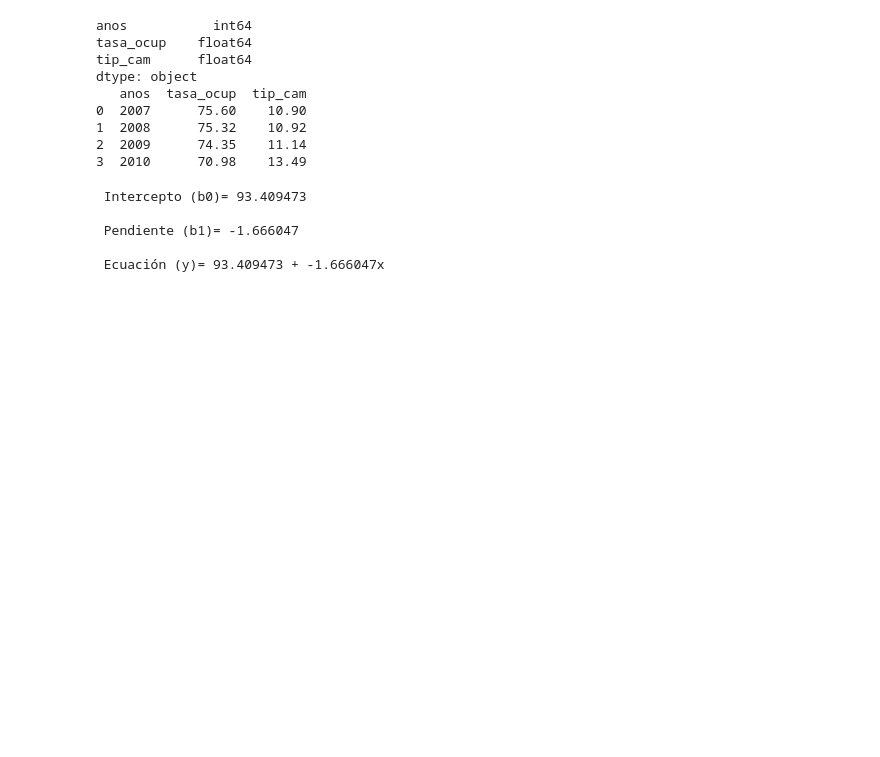
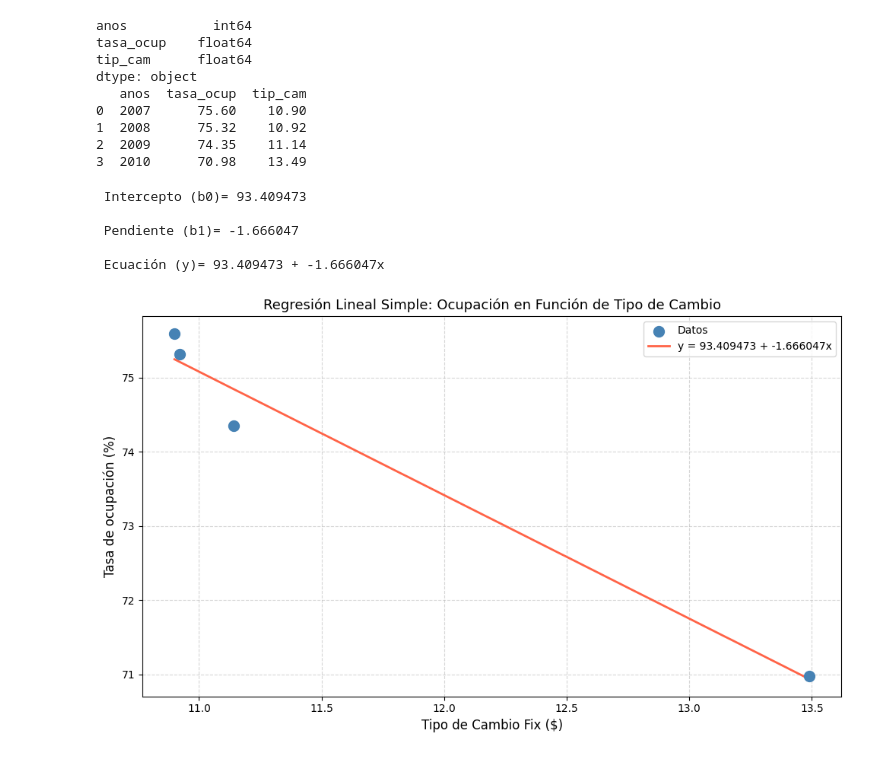
Before and after one commit to jjeremyhc-dot/Aprendiendo_Econometria, a Jupyter notebook: Econometría_prac3.ipynb, the cells around one changed output. Drawn from its saved outputs; the diff is of its cells as text; code cells hidden in the pictures; blank space fills up the shorter version.

```diff
--- a/Econometría_prac3.ipynb
+++ b/Econometría_prac3.ipynb
@@ -83,3 +83,20 @@ print(f"\n Ecuación (y)= {b0:4f} + {b1:4f}x")
  Pendiente (b1)= -1.666047
 
  Ecuación (y)= 93.409473 + -1.666047x
+# %%
+y_pred= modelo.predict(X)
+fig, ax = plt.subplots(figsize=(10,6))
+ax.scatter(df['tip_cam'], df['tasa_ocup'],
+           color='steelblue', s=100, zorder=5, label='Datos')
+ax.plot(df['tip_cam'], y_pred,
+        color='tomato', linewidth=2, label= f'y = {b0:4f} + {b1:4f}x')
+
+ax.set_xlabel('Tipo de Cambio Fix ($)', fontsize=12)
+ax.set_ylabel('Tasa de ocupación (%)', fontsize=12)
+ax.set_title('Regresión Lineal Simple: Ocupación en Función de Tipo de Cambio', fontsize=13)
+ax.legend()
+ax.grid(True, linestyle='--', alpha=0.5)
+plt.tight_layout()
+plt.show()
+# %% [output]
+[figure, added]
```
Also changed, not shown: 8 other files.
